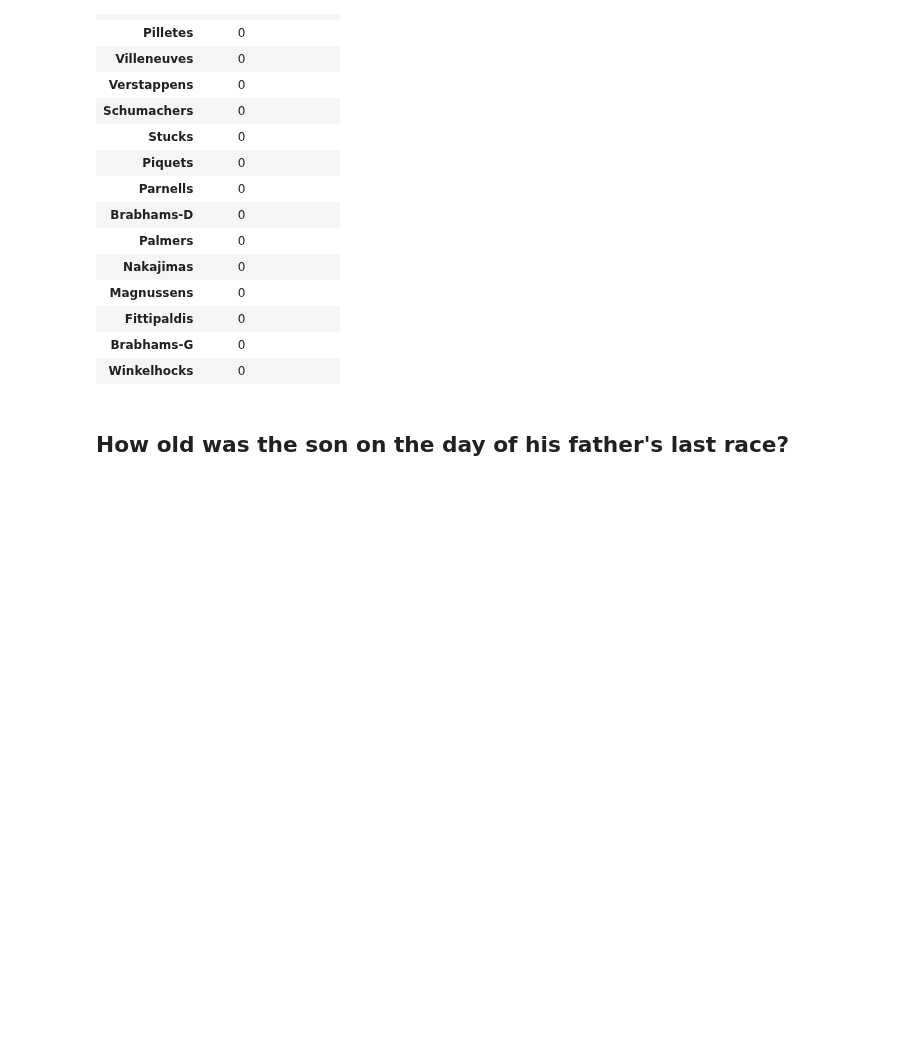
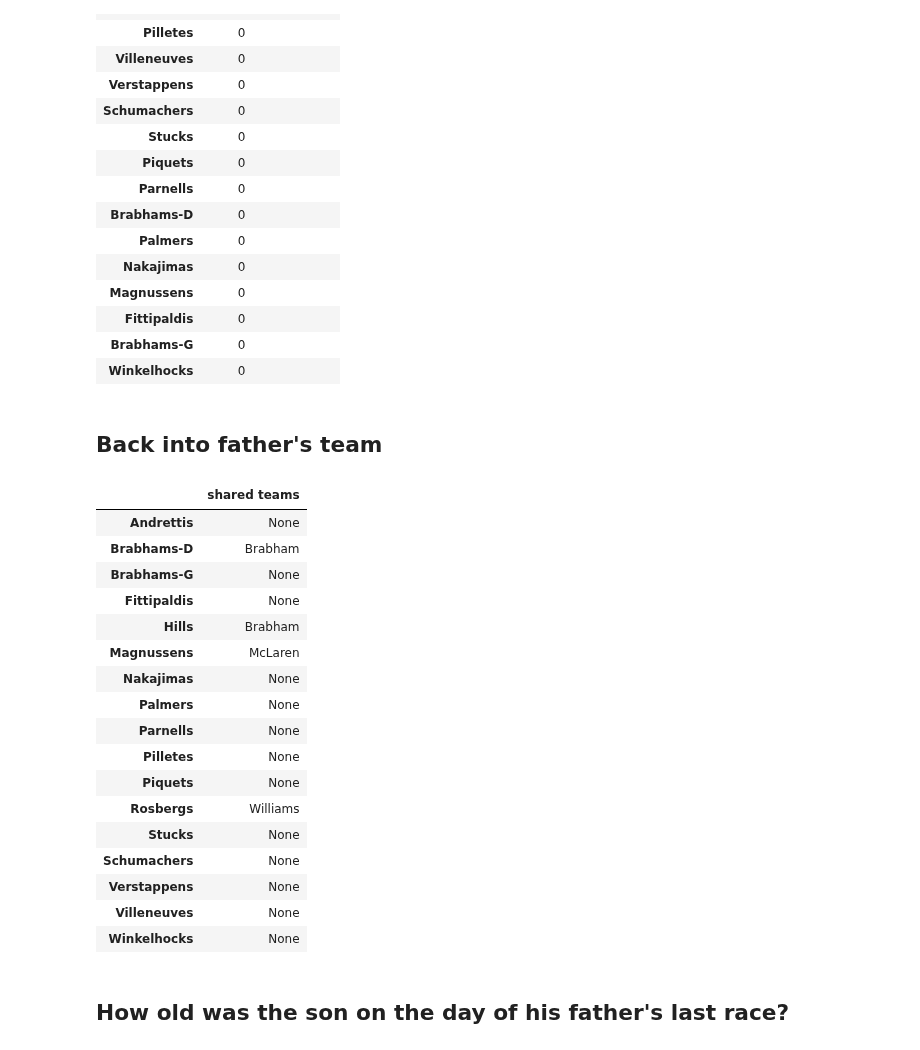
Before and after one commit to michalkasparek/f1-stats, a Jupyter notebook: Fathers & Sons.ipynb, the cells around one changed output. Saved outputs shown, nothing was run; the diff lists cells and outputs as text; code cells hidden in the pictures; blank space fills up the shorter version.

```diff
--- a/Fathers & Sons.ipynb
+++ b/Fathers & Sons.ipynb
@@ -478,6 +474,39 @@ tracks().sort_values(by="count", ascending = False)
 | Fittipaldis | 0 |  |
 | Brabhams-G | 0 |  |
 | Winkelhocks | 0 |  |
+# %% [markdown]
+## Back into father's team
+# %%
+commonTeams = {}
+for key, value in fathersAndSons.items():
+    fathersTeams = results[results["name"] == value[0]]["constructor"].drop_duplicates().to_list()
+    sonsTeams = results[results["name"] == value[1]]["constructor"].drop_duplicates().to_list()
+    teams = []
+    for x in sonsTeams:
+        if x in fathersTeams:
+            teams.append(x)
+    commonTeams[key] = teams
+commonTeams = pd.DataFrame.from_dict(commonTeams, orient="index", columns=["shared teams"])
+commonTeams
+# %% [output]
+|  | shared teams |
+| Andrettis | None |
+| Brabhams-D | Brabham |
+| Brabhams-G | None |
+| Fittipaldis | None |
+| Hills | Brabham |
+| Magnussens | McLaren |
+| Nakajimas | None |
+| Palmers | None |
+| Parnells | None |
+| Pilletes | None |
+| Piquets | None |
+| Rosbergs | Williams |
+| Stucks | None |
+| Schumachers | None |
+| Verstappens | None |
+| Villeneuves | None |
+| Winkelhocks | None |
 # %% [markdown]
 ## How old was the son on the day of his father's last race?
 # %%
```
Also changed, not shown: parts of 35 cells of this notebook, 2 other files.
